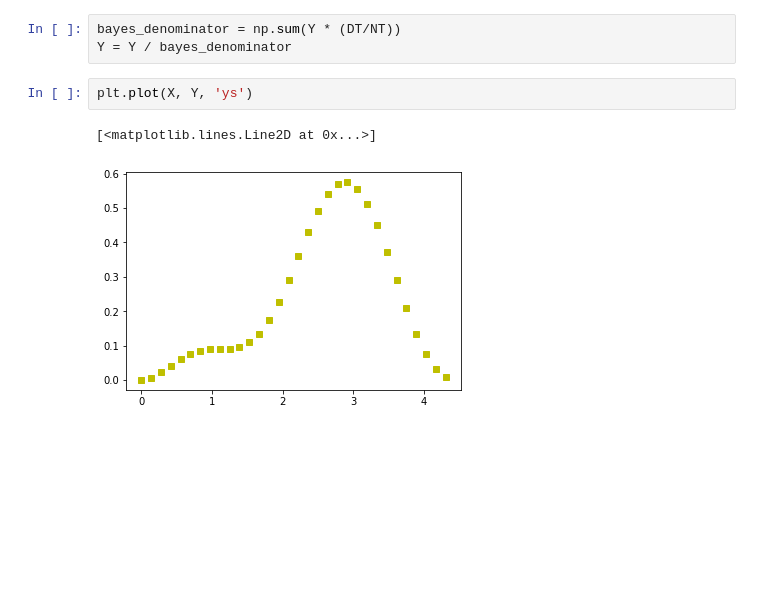
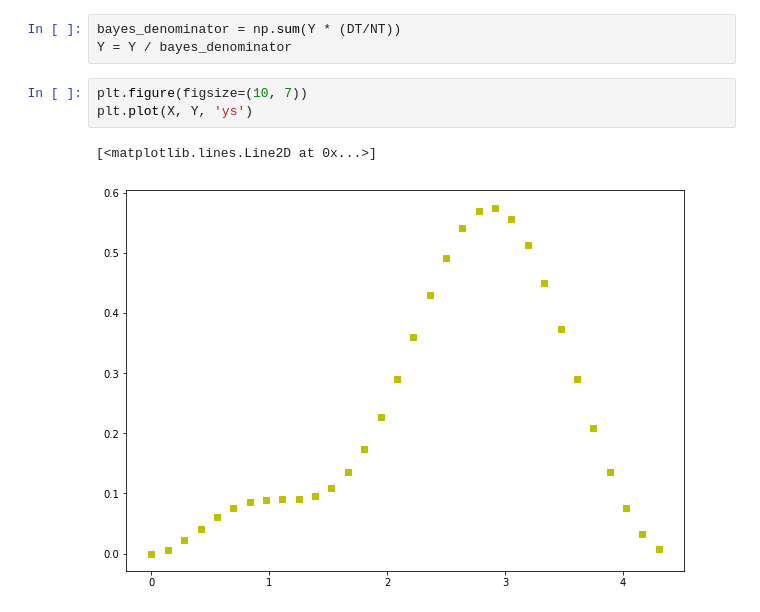
Before and after one commit to gderosa/timeq, a Jupyter notebook: comp/jupyter/detect-gentle3.ipynb, the cells around one changed output. Saved outputs shown, nothing was run; the diff lists cells and outputs as text; blank space fills up the shorter version.

```diff
--- a/comp/jupyter/detect-gentle3.ipynb
+++ b/comp/jupyter/detect-gentle3.ipynb
@@ -532,7 +532,8 @@ Y = Y / (DT/NT) # probability _density_
 bayes_denominator = np.sum(Y * (DT/NT))
 Y = Y / bayes_denominator
 # %%
+plt.figure(figsize=(10, 7))
 plt.plot(X, Y, 'ys')
 # %% [output]
 [<matplotlib.lines.Line2D at 0x...>]
-[figure, old version]
+[figure, new version]
```
